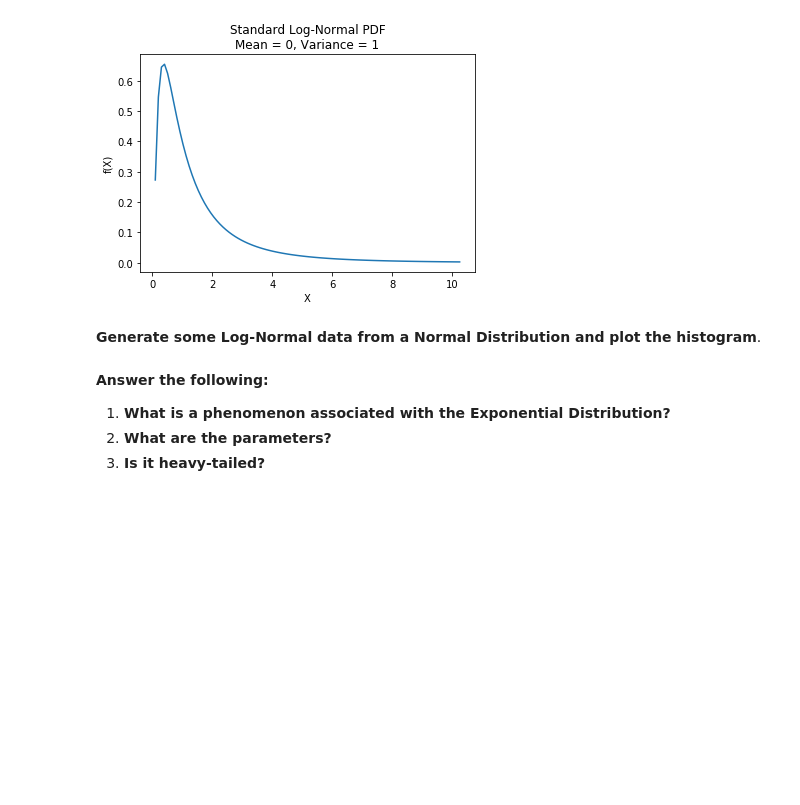
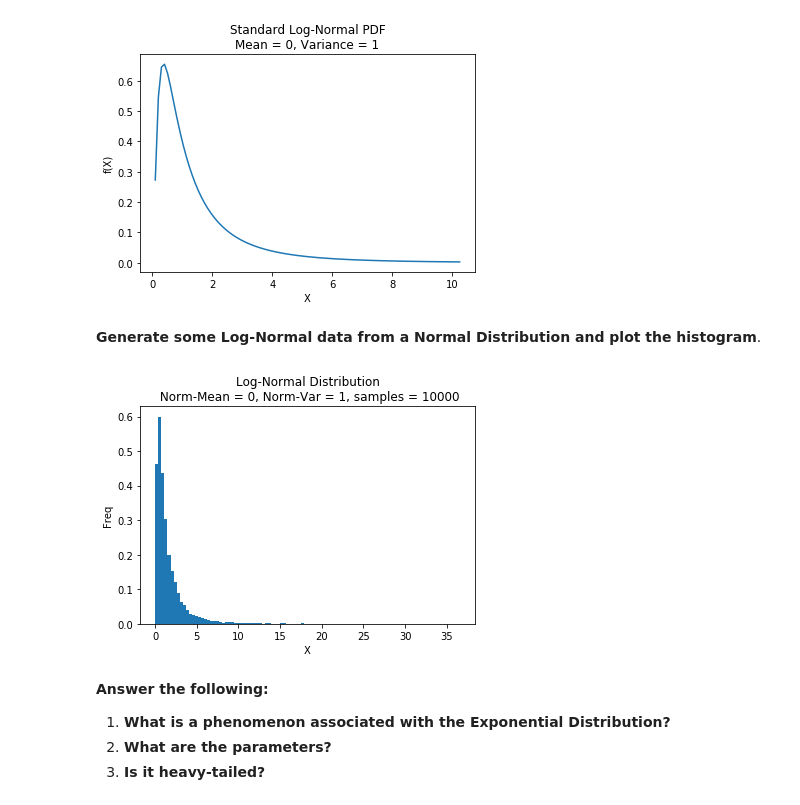
Before and after one commit to codnri/K2DS, a Jupyter notebook: unit1_introductory_concepts/probability/probability-notebooks/Probability-notebook.ipynb, the cells around one changed output. Saved outputs shown, nothing was run; the diff lists cells and outputs as text; code cells hidden in the pictures; blank space fills up the shorter version.

```diff
--- a/unit1_introductory_concepts/probability/probability-notebooks/Probability-notebook.ipynb
+++ b/unit1_introductory_concepts/probability/probability-notebooks/Probability-notebook.ipynb
@@ -619,6 +732,19 @@ plt.show()
 [figure]
 # %% [markdown]
 **Generate some Log-Normal data from a Normal Distribution and plot the histogram**.
+# %%
+# Generate Random Data
+X = np.random.normal(size = 10000)
+X = np.exp(X)
+
+# Plot
+plt.hist(X, density = True, bins = 100)
+plt.title('Log-Normal Distribution\n Norm-Mean = 0, Norm-Var = 1, samples = 10000')
+plt.xlabel('X')
+plt.ylabel('Freq')
+plt.show()
+# %% [output]
+[figure, added]
 # %% [markdown]
 **Answer the following:**
 1. **What is a phenomenon associated with the Exponential Distribution?**
```
Also changed, not shown: parts of 18 cells of this notebook, 6 other files.
